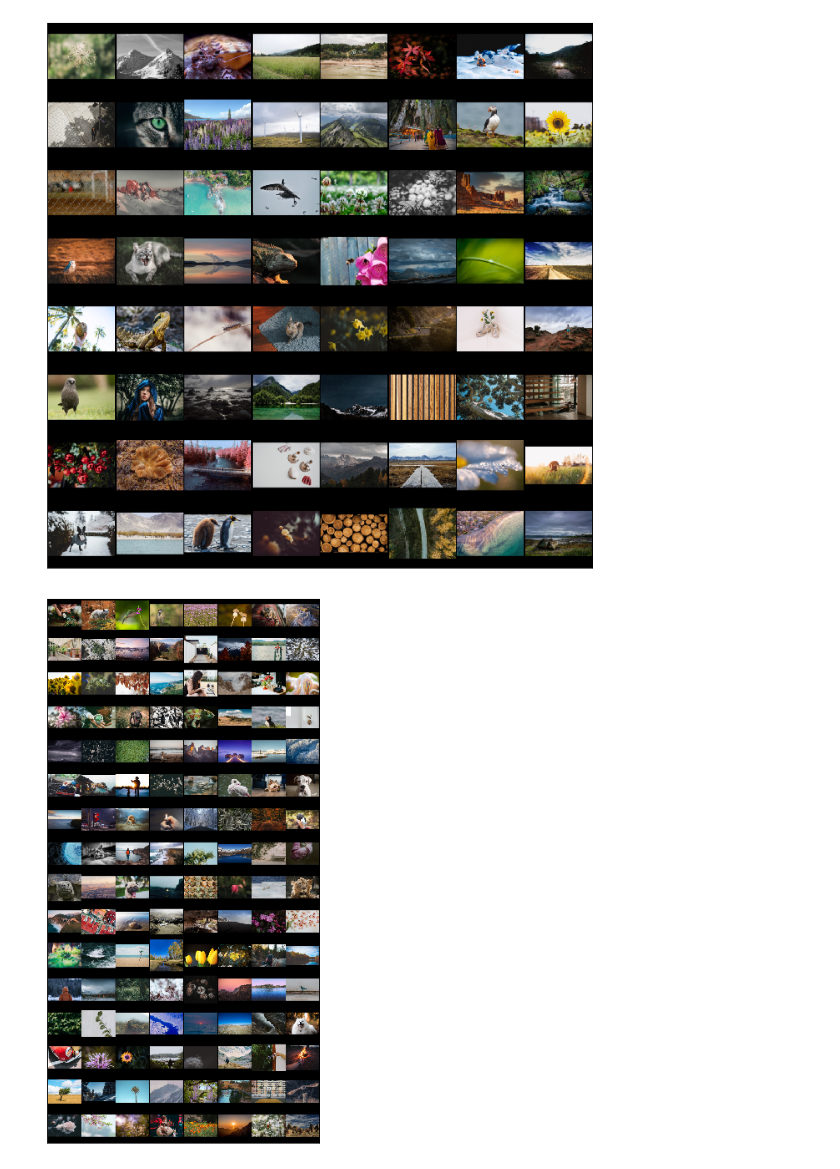
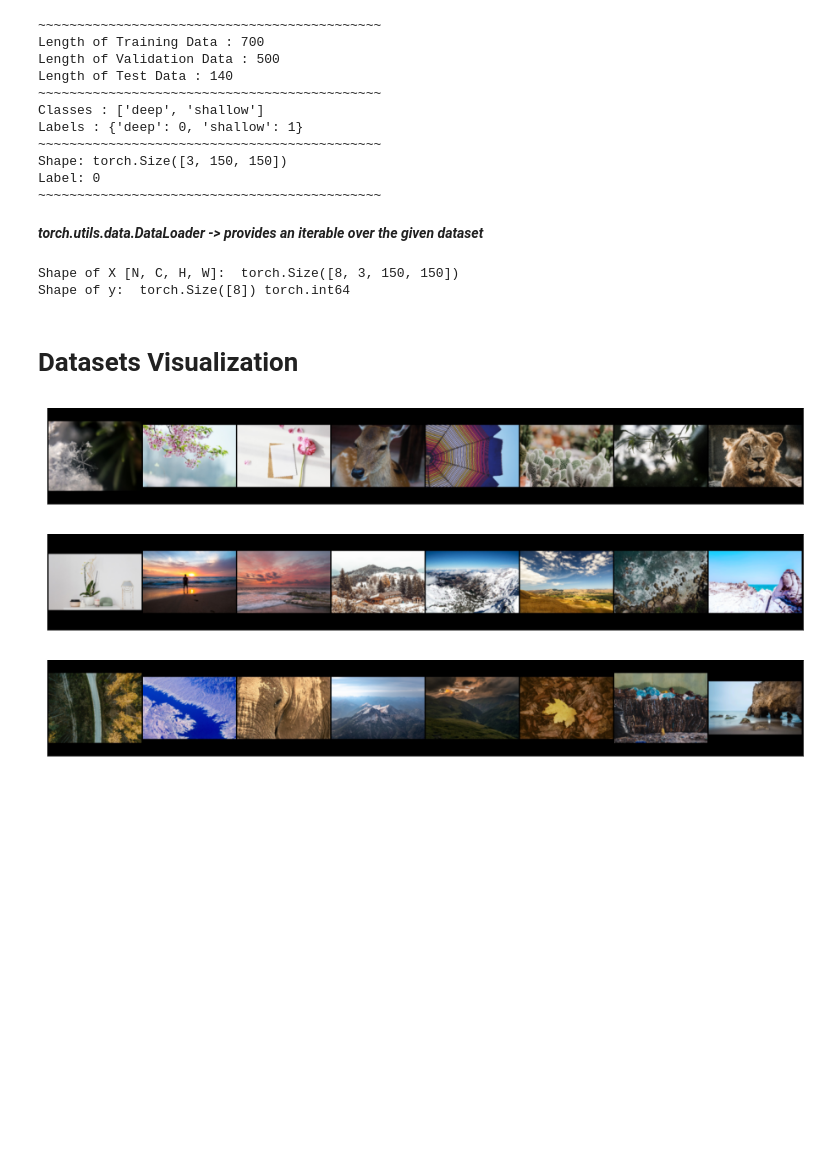
Before and after one commit to mzouros/MSc_AI_thesis, a Jupyter notebook: PSA_Basic_CNN_(DoF).ipynb, the cells around one changed output. Saved outputs shown, nothing was run; the diff lists cells and outputs as text; code cells hidden in the pictures; blank space fills up the shorter version.

Commit message:
GPU usage, Google Drive mounting, Model tuning

```diff
--- a/PSA_Basic_CNN_(DoF).ipynb
+++ b/PSA_Basic_CNN_(DoF).ipynb
@@ -133,20 +158,88 @@ Length of Validation Data : 140
+# %%
+# Image paths
+
+# Train, Validation & Test folders
+train_images = "/content/drive/My Drive/PSA_test_images/train"
+val_images = "/content/drive/My Drive/PSA_test_images/validation"
+test_images = "/content/drive/My Drive/PSA_test_images/test"
+
+# load, resize and create tensors
+mean = np.array([0.485, 0.456, 0.406])
+std = np.array([0.229, 0.224, 0.225])
+train_data = ImageFolder(train_images, transforms.Compose([transforms.Resize((150,150)), transforms.ToTensor()]))
+val_data = ImageFolder(val_images, transforms.Compose([transforms.Resize((150,150)), transforms.ToTensor()]))
+test_data = ImageFolder(test_images, transforms.Compose([transforms.Resize((150,150)), transforms.ToTensor()]))
+
+# check folder lengths
+print("~~~~~~~~~~~~~~~~~~~~~~~~~~~~~~~~~~~~~~~~~~~~")
+print(f"Length of Training Data : {len(train_data)}")
+print(f"Length of Validation Data : {len(val_data)}")
+print(f"Length of Test Data : {len(test_data)}")
+print("~~~~~~~~~~~~~~~~~~~~~~~~~~~~~~~~~~~~~~~~~~~~")
+
+# check that labels are OK
+print("Classes :", train_data.classes)
+print("Labels :", train_data.class_to_idx)
+print("~~~~~~~~~~~~~~~~~~~~~~~~~~~~~~~~~~~~~~~~~~~~")
+
+# example
+img, label = train_data[0]
+print(f"Shape: {img.shape}\nLabel: {label}")
+print("~~~~~~~~~~~~~~~~~~~~~~~~~~~~~~~~~~~~~~~~~~~~")
+# %% [output]
+~~~~~~~~~~~~~~~~~~~~~~~~~~~~~~~~~~~~~~~~~~~~
+Length of Training Data : 700
+Length of Validation Data : 500
+Length of Test Data : 140
+~~~~~~~~~~~~~~~~~~~~~~~~~~~~~~~~~~~~~~~~~~~~
+Classes : ['deep', 'shallow']
+Labels : {'deep': 0, 'shallow': 1}
+~~~~~~~~~~~~~~~~~~~~~~~~~~~~~~~~~~~~~~~~~~~~
+Shape: torch.Size([3, 150, 150])
+Label: 0
+~~~~~~~~~~~~~~~~~~~~~~~~~~~~~~~~~~~~~~~~~~~~
+# %% [markdown]
+***torch.utils.data.DataLoader -> provides an iterable over the given dataset***
+# %%
+# Dataloaders
+
+batch_size = 8
+
+# if we have only 1 folder with images, split them to Train & Validation
+# val_size = 140
+# train_size = len(train_dataset) - val_size
+# train_data, val_data = random_split(train_dataset, [train_size, val_size])
+
+# load the train and validation into batches.
+train_dl = DataLoader(train_data, batch_size=batch_size, shuffle=True)
+val_dl = DataLoader(val_data, batch_size=batch_size, shuffle=False)
+test_dl = DataLoader(test_data, batch_size=batch_size,shuffle=False)
+
+for X, y in train_dl:
+    print("Shape of X [N, C, H, W]: ", X.shape)
+    print("Shape of y: ", y.shape, y.dtype)
+    break
+# %% [output]
+Shape of X [N, C, H, W]:  torch.Size([8, 3, 150, 150])
+Shape of y:  torch.Size([8]) torch.int64
+# %% [markdown]
+# Datasets Visualization
 # %%
 # Visualize data as a grid
 
-from torchvision.utils import make_grid
-import matplotlib.pyplot as plt
-
+# plot images grid of single batch
 def show_batch(dl):
-    """Plot images grid of single batch"""
     for images, labels in dl:
         fig,ax = plt.subplots(figsize = (16,12))
         ax.set_xticks([])
         ax.set_yticks([])
         ax.imshow(make_grid(images,nrow=8).permute(1,2,0))
         break
 
 show_batch(train_dl)
 show_batch(val_dl)
+show_batch(test_dl)
 # %% [output]
-[figure, old version]
+[figure, new version]
-[figure, old version]
+[figure, new version]
+[figure, added]
```
Also changed, not shown: parts of 30 cells of this notebook.
